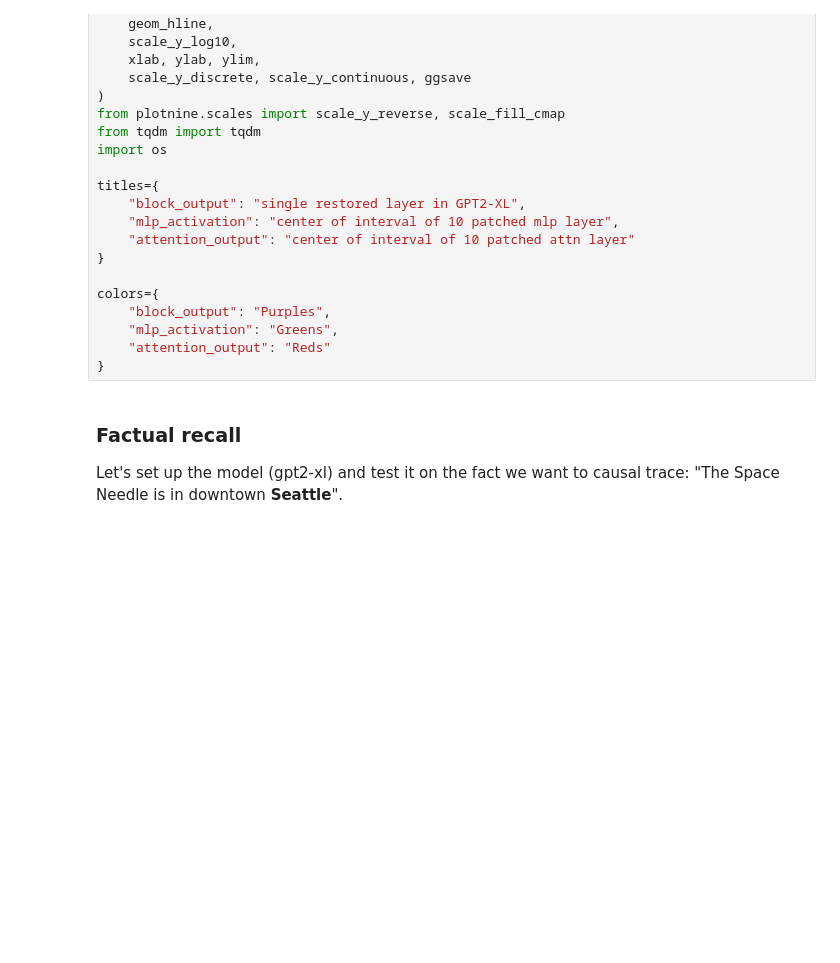
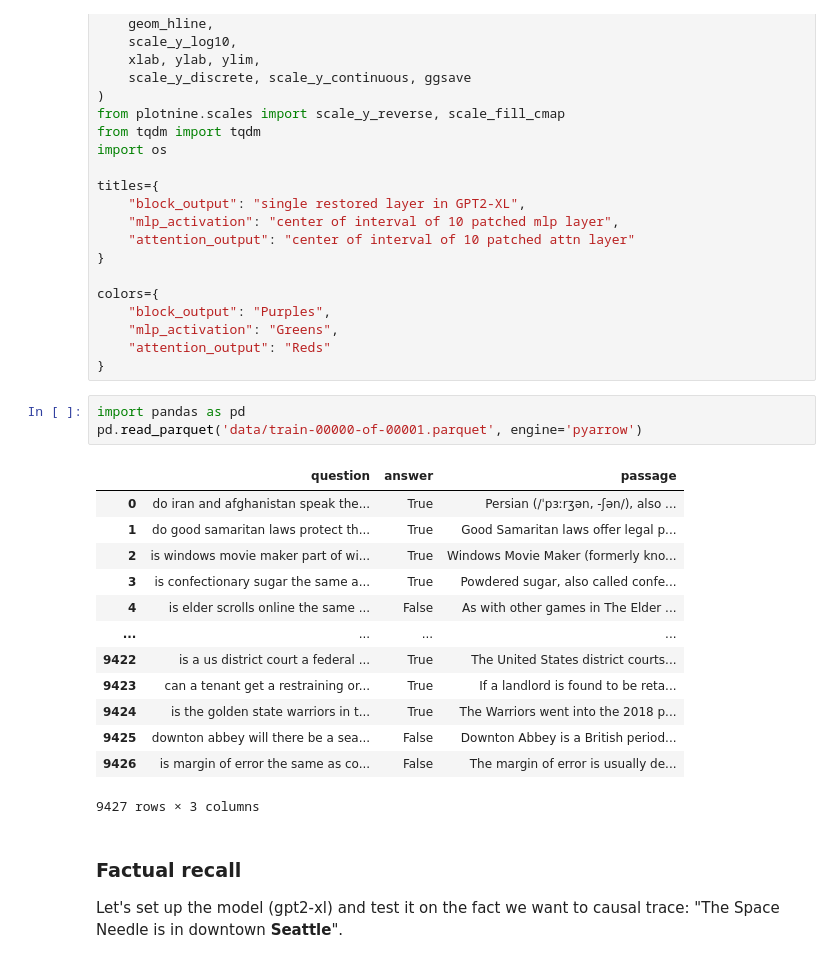
Before and after one commit to pananananas/NLP, a Jupyter notebook: lab4/2_Causal_Tracing.ipynb, the cells around one changed output. Saved outputs shown, nothing was run; the diff lists cells and outputs as text; blank space fills up the shorter version.

```diff
--- a/lab4/2_Causal_Tracing.ipynb
+++ b/lab4/2_Causal_Tracing.ipynb
@@ -57,6 +57,23 @@ colors={
     "mlp_activation": "Greens",
     "attention_output": "Reds"
 }
+# %%
+import pandas as pd
+pd.read_parquet('data/train-00000-of-00001.parquet', engine='pyarrow')
+# %% [output]
+|  | question | answer | passage |
+| 0 | do iran and afghanistan speak the... | True | Persian (/ˈpɜːrʒən, -ʃən/), also ... |
+| 1 | do good samaritan laws protect th... | True | Good Samaritan laws offer legal p... |
+| 2 | is windows movie maker part of wi... | True | Windows Movie Maker (formerly kno... |
+| 3 | is confectionary sugar the same a... | True | Powdered sugar, also called confe... |
+| 4 | is elder scrolls online the same ... | False | As with other games in The Elder ... |
+| ... | ... | ... | ... |
+| 9422 | is a us district court a federal ... | True | The United States district courts... |
+| 9423 | can a tenant get a restraining or... | True | If a landlord is found to be reta... |
+| 9424 | is the golden state warriors in t... | True | The Warriors went into the 2018 p... |
+| 9425 | downton abbey will there be a sea... | False | Downton Abbey is a British period... |
+| 9426 | is margin of error the same as co... | False | The margin of error is usually de... |
+9427 rows × 3 columns
 # %% [markdown]
 ### Factual recall
 
```
Also changed, not shown: parts of 8 cells of this notebook, 5 other files.
